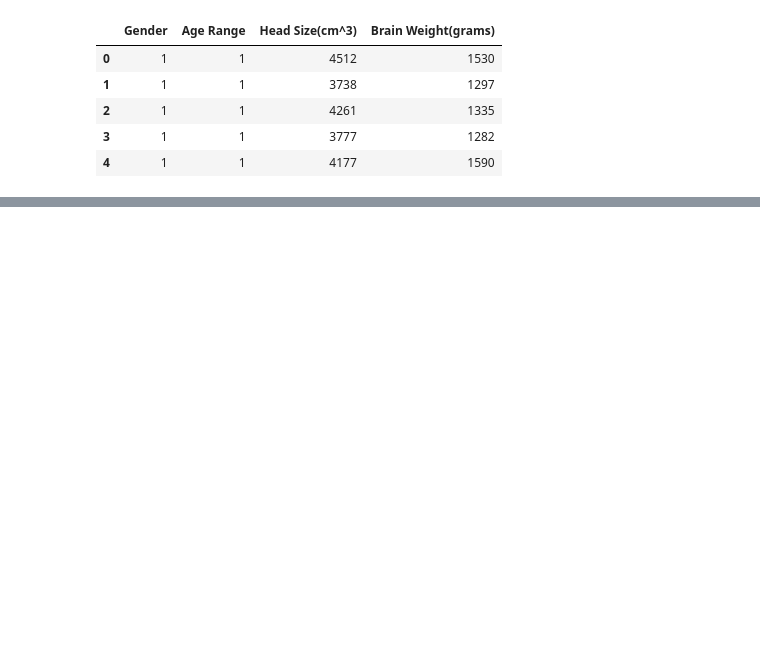
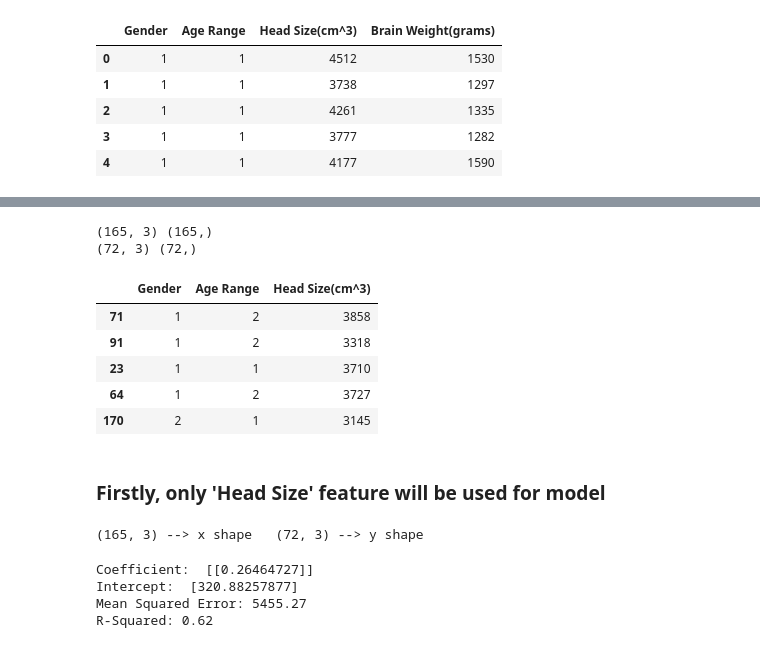
Before and after one commit to ozbeko/Linear_Regression, a Jupyter notebook: LinearRegression_BrainWeight.ipynb, the cells around one changed output, grey strips where cells are left out. Cells and saved outputs as stored; diff of their text form; code cells hidden in the pictures; blank space fills up the shorter version.

```diff
--- a/LinearRegression_BrainWeight.ipynb
+++ b/LinearRegression_BrainWeight.ipynb
@@ -32,0 +49,29 @@ print(x_test.shape, y_test.shape)
+# %%
+from sklearn.model_selection import train_test_split
+
+x = data.drop(['Brain Weight(grams)'], axis=1)
+y = data['Brain Weight(grams)']
+
+x_train, x_test, y_train, y_test = train_test_split(x, y, test_size=0.3)
+
+print(x_train.shape, y_train.shape)
+print(x_test.shape, y_test.shape)
+
+x_train.head(5)
+# %% [output]
+(165, 3) (165,)
+(72, 3) (72,)
+|  | Gender | Age Range | Head Size(cm^3) |
+| 71 | 1 | 2 | 3858 |
+| 91 | 1 | 2 | 3318 |
+| 23 | 1 | 1 | 3710 |
+| 64 | 1 | 2 | 3727 |
+| 170 | 2 | 1 | 3145 |
+# %% [markdown]
+### Firstly, only 'Head Size' feature will be used for model
+# %%
+x_train_1 = x_train['Head Size(cm^3)']
+x_test_1 = x_test['Head Size(cm^3)']
+print(x_train.shape, '--> x shape  ', x_test.shape, '--> y shape')
+# %% [output]
+(165, 3) --> x shape   (72, 3) --> y shape
@@ -32,0 +87,12 @@ print(x_test.shape, y_test.shape)
+# %%
+from sklearn.metrics import r2_score, mean_squared_error
+
+print("Coefficient: ", model_1.coef_)
+print("Intercept: ", model_1.intercept_)
+print("Mean Squared Error: %.2f " % mean_squared_error(y_test, y_pred_1))
+print("R-Squared: %.2f " % r2_score(y_test, y_pred_1))
+# %% [output]
+Coefficient:  [[0.26464727]]
+Intercept:  [320.88257877]
+Mean Squared Error: 5455.27
+R-Squared: 0.62
```
Also changed, not shown: parts of 18 cells of this notebook.
